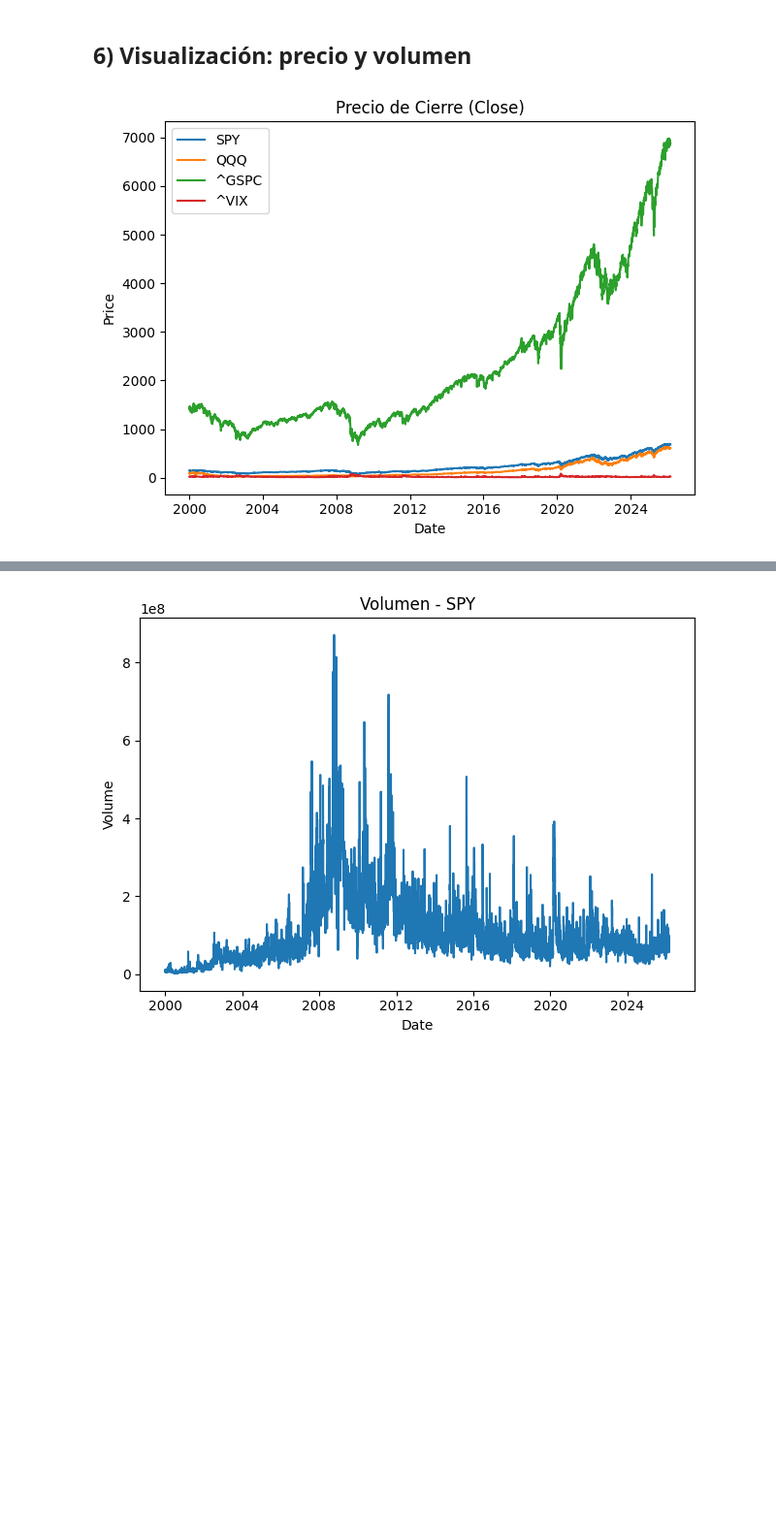
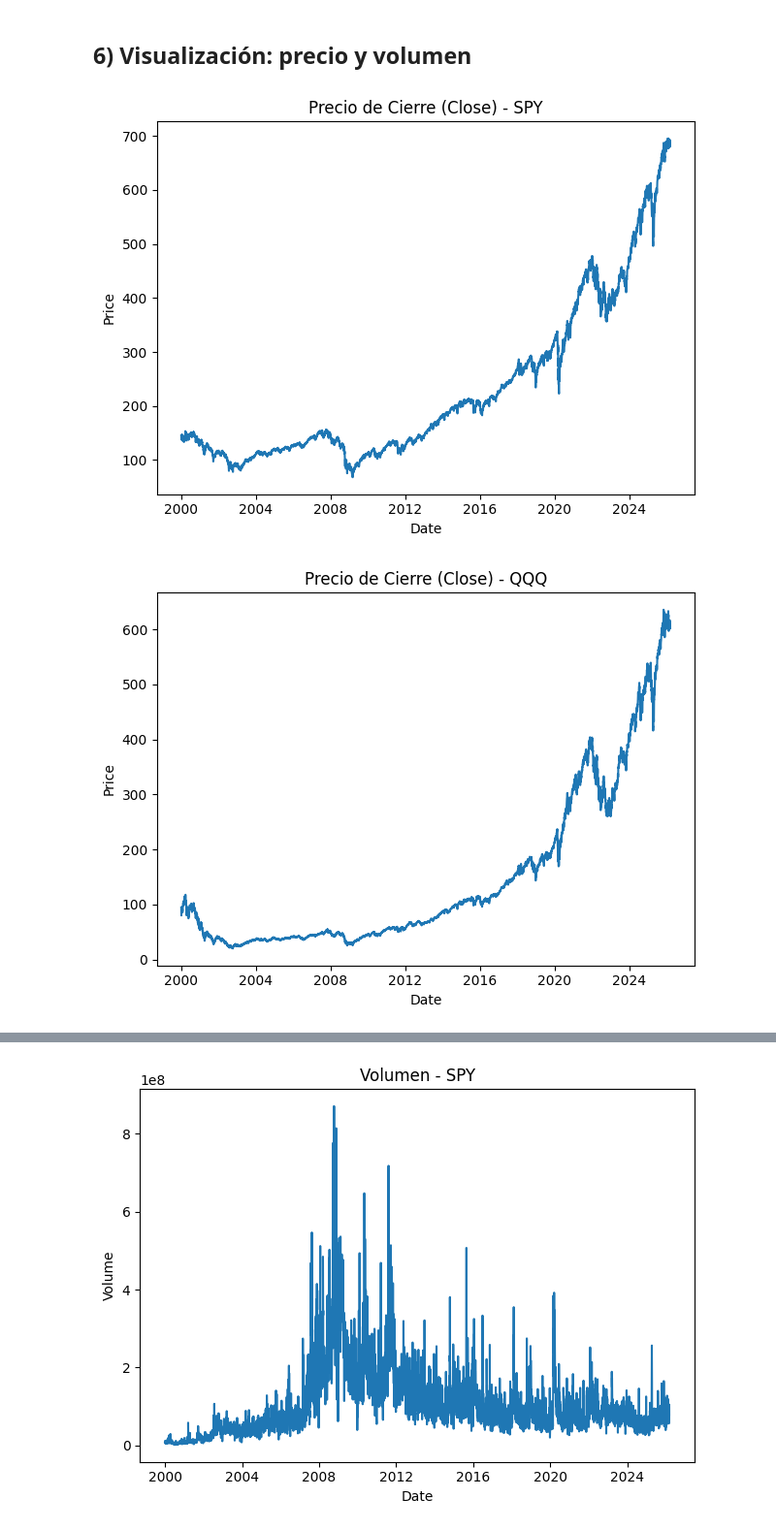
Before and after one commit to CarlosRuiz4102/tfm, a Jupyter notebook: notebooks/01_yfinance_eda.ipynb, the cells around one changed output, grey strips where cells are left out. Shown at 97% size. Drawn from its saved outputs; the diff is of its cells as text; code cells hidden in the pictures; blank space fills up the shorter version.

```diff
--- a/notebooks/01_yfinance_eda.ipynb
+++ b/notebooks/01_yfinance_eda.ipynb
@@ -186,20 +186,27 @@ desc
 ## 6) Visualización: precio y volumen
 # %%
 def plot_close_prices(raw_df: pd.DataFrame, tickers: list[str], title: str = "Close Price"):
-    plt.figure()
+
     if isinstance(raw_df.columns, pd.MultiIndex):
         for t in tickers:
             if (t, "Close") in raw_df.columns:
-                plt.plot(raw_df.index, raw_df[(t, "Close")], label=t)
+                plt.figure()
+                plt.plot(raw_df.index, raw_df[(t, "Close")])
+                plt.title(f"{title} - {t}")
+                plt.xlabel("Date")
+                plt.ylabel("Price")
+                plt.tight_layout()
+                plt.show()
     else:
-        plt.plot(raw_df.index, raw_df["Close"], label=tickers[0])
-    plt.title(title)
-    plt.xlabel("Date")
-    plt.ylabel("Price")
-    plt.legend()
-    plt.tight_layout()
-    plt.show()
+        plt.figure()
+        plt.plot(raw_df.index, raw_df["Close"])
+        plt.title(f"{title} - {tickers[0]}")
+        plt.xlabel("Date")
+        plt.ylabel("Price")
+        plt.tight_layout()
+        plt.show()
 
 plot_close_prices(raw, TICKERS, "Precio de Cierre (Close)")
 # %% [output]
-[figure, old version]
+[figure, new version]
+[figure, added]
```
Also changed, not shown: parts of 15 cells of this notebook, 1 other file.
